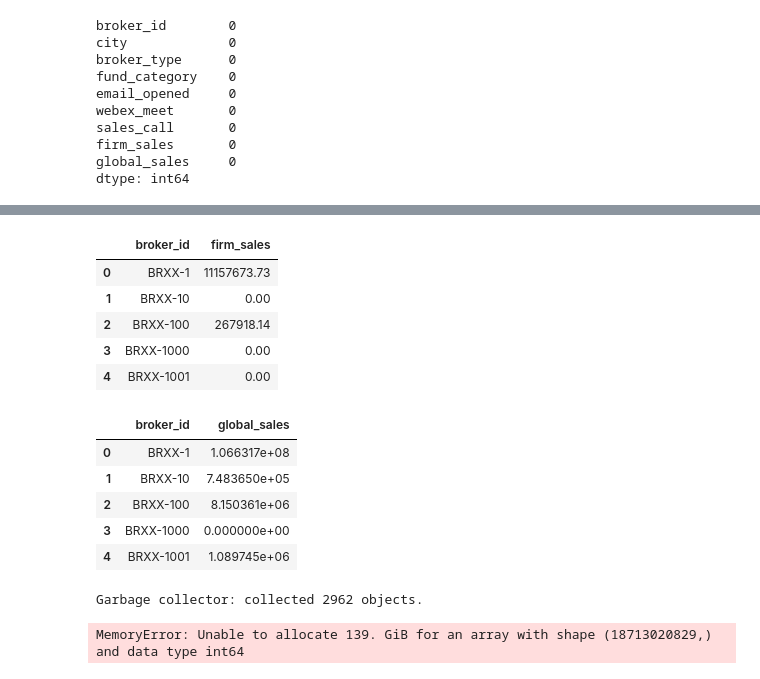
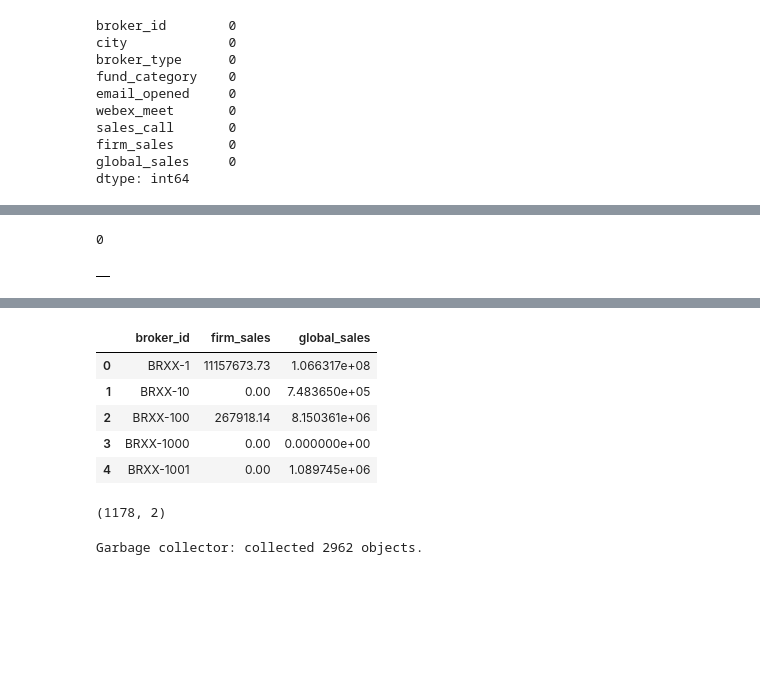
Before and after one commit to kkaur1998/ksr_de, a Jupyter notebook: python/15_mini_project.ipynb, the cells around one changed output, grey strips where cells are left out. Cells and saved outputs as stored; diff of their text form; code cells hidden in the pictures; blank space fills up the shorter version.

```diff
--- a/python/15_mini_project.ipynb
+++ b/python/15_mini_project.ipynb
@@ -120,0 +137,6 @@ df['city'] = df['city'].str.split(',',expand = True)[0]
+# %%
+df['city'] = df['city'].replace({'64150': 'Riverside','15801': 'Pennsylvania', '95678': 'Roseville' })
+# %%
+df['city'].str.isnumeric().sum()
+# %% [output]
+0
@@ -121,3 +147,7 @@ df['city'] = df['city'].str.split(',',expand = True)[0]
+# %%
+cit.head(2)
+# %% [output]
+|  |
 # %%
 df.head()
 # %% [output]
@@ -128,24 +158,17 @@ df.head()
 | 3 | BRXX-2 | VIENNA | Inter-dealer broker | Intermediate Government | Y | N | N | 0.00 | ... |
 | 4 | BRXX-3 | CHAGRIN FALLS | full-service broker | Target-Date 2050 | Y | N | Y | 0.00 | ... |
 # %%
-df1 = df[['broker_id','firm_sales']]
-broker_firm_sales = df1.groupby('broker_id',as_index=False).sum()
+df1 = df[['broker_id','firm_sales','global_sales']]
+broker_firm_sales = df1.groupby('broker_id', as_index=False).sum()
 broker_firm_sales.head()
 # %% [output]
-|  | broker_id | firm_sales |
-| 0 | BRXX-1 | 11157673.73 |
-| 1 | BRXX-10 | 0.00 |
-| 2 | BRXX-100 | 267918.14 |
-| 3 | BRXX-1000 | 0.00 |
-| 4 | BRXX-1001 | 0.00 |
+|  | broker_id | firm_sales | global_sales |
+| 0 | BRXX-1 | 11157673.73 | 1.066317e+08 |
+| 1 | BRXX-10 | 0.00 | 7.483650e+05 |
+| 2 | BRXX-100 | 267918.14 | 8.150361e+06 |
+| 3 | BRXX-1000 | 0.00 | 0.000000e+00 |
+| 4 | BRXX-1001 | 0.00 | 1.089745e+06 |
-# %%
-df2 = df[['broker_id','global_sales']]
-broker_global_sales = df2.groupby('broker_id',as_index=False).sum()
-broker_global_sales.head()
-# %% [output]
-|  | broker_id | global_sales |
-| 0 | BRXX-1 | 1.066317e+08 |
-| 1 | BRXX-10 | 7.483650e+05 |
-| 2 | BRXX-100 | 8.150361e+06 |
-| 3 | BRXX-1000 | 0.000000e+00 |
-| 4 | BRXX-1001 | 1.089745e+06 |
+# %%
+broker_firm_sales.shape
+# %% [output]
+(1178, 2)
@@ -160,7 +186,3 @@ print("Garbage collector: collected",
           "%d objects." % collected)
 # %% [output]
 Garbage collector: collected 2962 objects.
-# %%
-df1.merge(df2, how='inner')
-# %% [output]
-MemoryError: Unable to allocate 139. GiB for an array with shape (18713020829,) and data type int64
```
Also changed, not shown: parts of 22 cells of this notebook.
